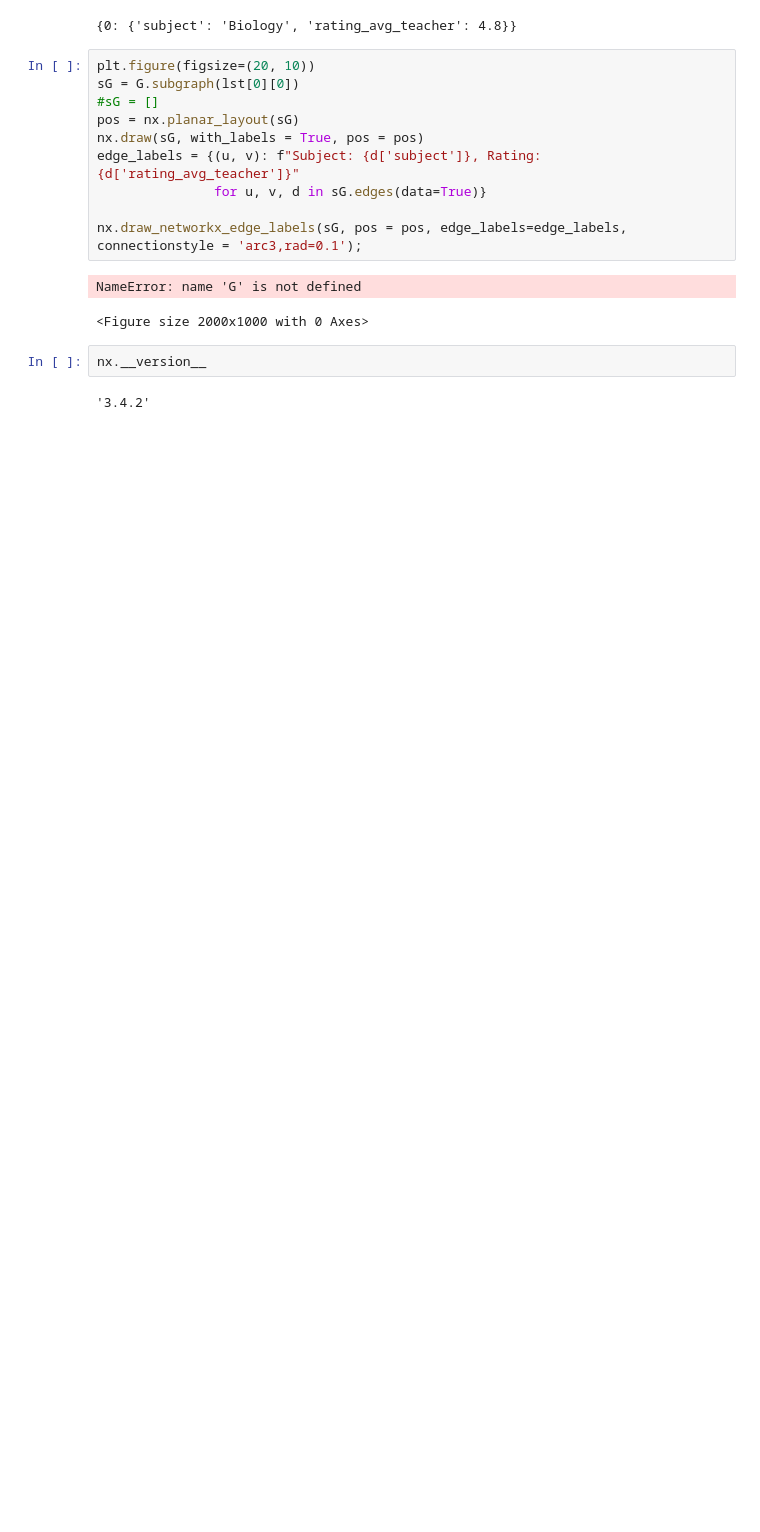
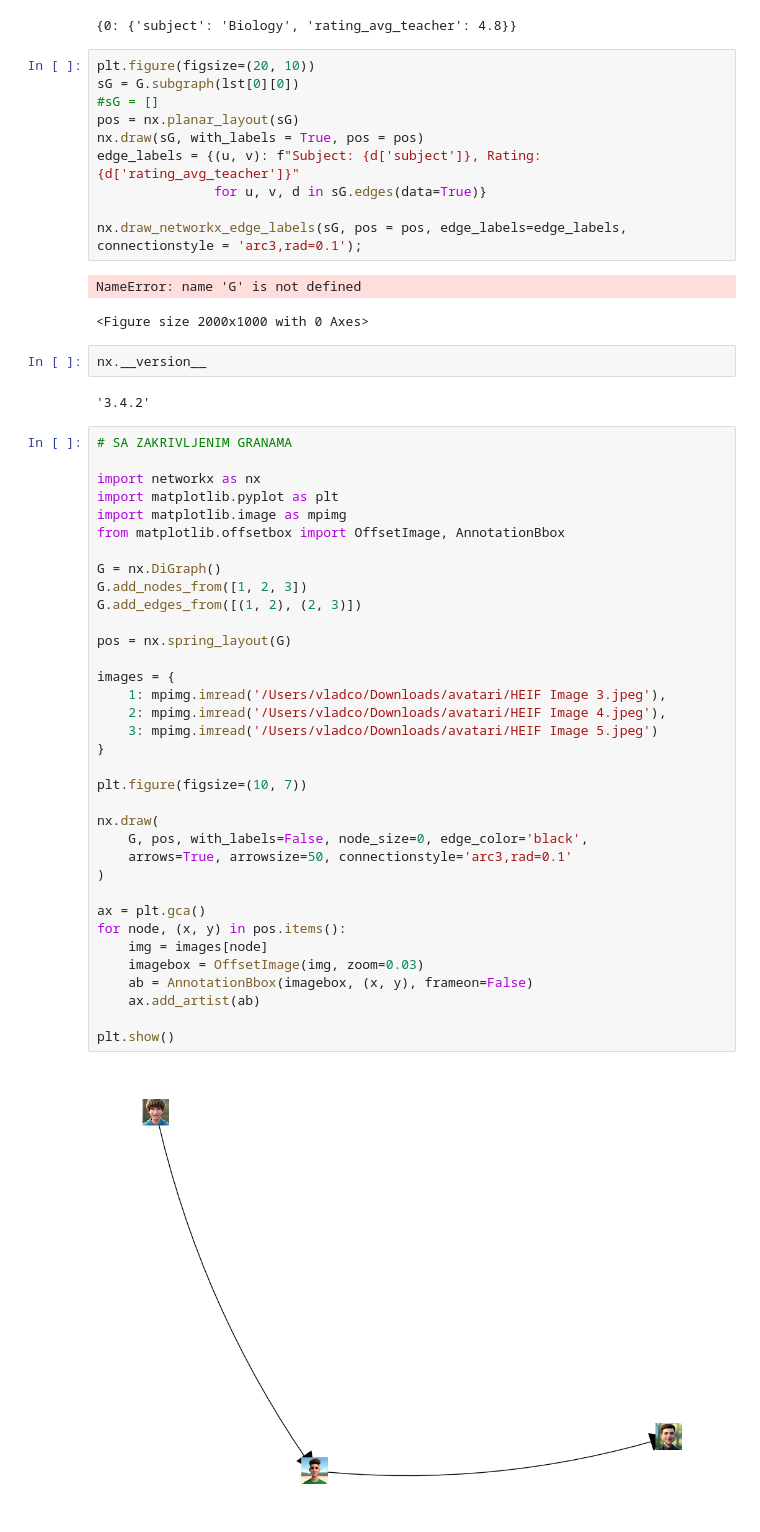
Before and after one commit to njaric03/UniHack24-Vanjo, a Jupyter notebook: knowledge_graph/make_knowledge_graph.ipynb, the cells around one changed output. Drawn from its saved outputs; the diff is of its cells as text; blank space fills up the shorter version.

Commit message:
added two visuals

```diff
--- a/knowledge_graph/make_knowledge_graph.ipynb
+++ b/knowledge_graph/make_knowledge_graph.ipynb
@@ -97,3 +99,40 @@ NameError: name 'G' is not defined
 nx.__version__
 # %% [output]
 '3.4.2'
+# %%
+# SA ZAKRIVLJENIM GRANAMA
+
+import networkx as nx
+import matplotlib.pyplot as plt
+import matplotlib.image as mpimg
+from matplotlib.offsetbox import OffsetImage, AnnotationBbox
+
+G = nx.DiGraph()
+G.add_nodes_from([1, 2, 3])
+G.add_edges_from([(1, 2), (2, 3)])
+
+pos = nx.spring_layout(G)
+
+images = {
+    1: mpimg.imread('/Users/vladco/Downloads/avatari/HEIF Image 3.jpeg'),
+    2: mpimg.imread('/Users/vladco/Downloads/avatari/HEIF Image 4.jpeg'),
+    3: mpimg.imread('/Users/vladco/Downloads/avatari/HEIF Image 5.jpeg')
+}
+
+plt.figure(figsize=(10, 7))
+
+nx.draw(
+    G, pos, with_labels=False, node_size=0, edge_color='black',
+    arrows=True, arrowsize=50, connectionstyle='arc3,rad=0.1'
+)
+
+ax = plt.gca()
+for node, (x, y) in pos.items():
+    img = images[node]
+    imagebox = OffsetImage(img, zoom=0.03)
+    ab = AnnotationBbox(imagebox, (x, y), frameon=False)
+    ax.add_artist(ab)
+
+plt.show()
+# %% [output]
+[figure, added]
```
Also changed, not shown: parts of 2 cells of this notebook.
